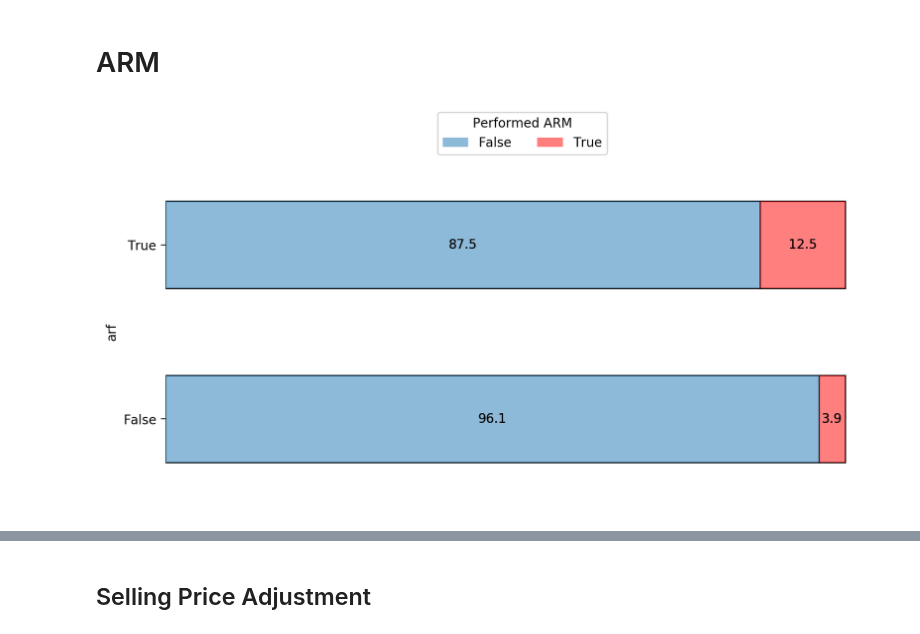
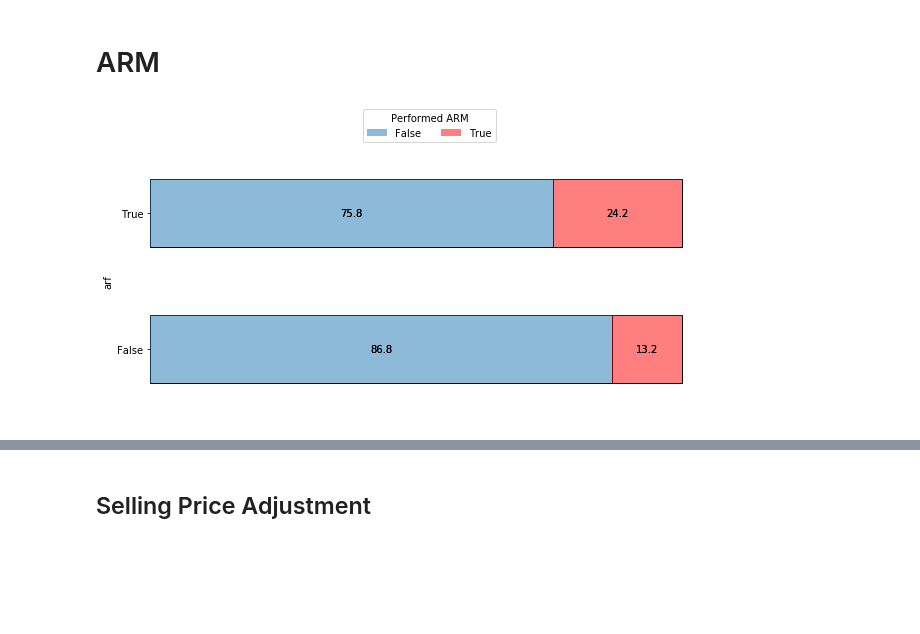
Before and after one commit to jossl95/ARF, a Jupyter notebook: Analyzer.ipynb, the cells around one changed output, grey strips where cells are left out. Drawn from its saved outputs; the diff is of its cells as text; code cells hidden in the pictures; blank space fills up the shorter version.

```diff
--- a/Analyzer.ipynb
+++ b/Analyzer.ipynb
@@ -47,3 +37,5 @@ Index(['vendor', 'w', 'rating_m', 'reputation_m', 'price_usd_m', 'delta_t_m',
+# %%
+df = df.rename(columns= {'international_shipment_count_w': 'int_shipment_count_w', 'international_shipment': 'int_shipment'})
 # %%
 cols = ['vendor', 'w', 'neg_count_min', 'pos_count_min', 'arf']
 container = []
@@ -110,30 +102,16 @@ plt.show()
-# %%
-df = df.sort_values(['vendor', 'w'])
-df['neg_count'] = df.groupby('vendor')\
-    .apply(lambda x: x['neg_count_min'] - x['neg_count_min'].shift())\
-    .reset_index(drop = True)\
-    .fillna(df['neg_count_min'])
-
-df['pos_count'] = df.groupby('vendor')\
-    .apply(lambda x: x['pos_count_min'] - x['pos_count_min'].shift())\
-    .reset_index(drop = True)\
-    .fillna(df['pos_count_min'])
-# %%
-df.loc[df['sales_volume_w'].isna(), 'sales_volume_w'] = df['count_min']
 # %%
 from sklearn.preprocessing import PowerTransformer
 pt = PowerTransformer()
 
 # normalize variables
-skewed_variables = ['neg_count_min', 'pos_count_min', 'neg_count', 'pos_count', 'item_count', 'count_min']
+skewed_variables = [
+    'neg_count_min', 'pos_count_min', 'neg_count_w',
+    'neg_count_w_shift', 'pos_count_w', 'sales_volume_w',
+    'item_count_w', 'int_shipment_count_w']
 
 bc_vars = pd.DataFrame(
     pt.fit_transform(df[skewed_variables]),
     columns = ['bc_' + var for var in skewed_variables])
-bc_vars = pd.concat([bc_vars, pd.DataFrame(
-    pt.fit_transform(df[['sales_volume_w', 'item_count_w']]),
-    columns = ['bc_sales_volume_w', 'bc_item_count_w'])],
-         axis = 1)
 
 c_vars = df[skewed_variables].add_prefix('c_')
 
@@ -144,11 +122,13 @@ dummy_vars = df.assign(
         sales_w = pd.qcut(df['sales_volume_w'], 2,  labels=["low", "high"]))\
     .loc[:,['items', 'items_w', 'sales', 'sales_w']]
 
-n_vars = df[['cum_count', 'sales_volume_w', 'item_count', 'item_count_w', 'me']].rename({'cum_count': 'sales_volume'})
+n_vars = df[['cum_count', 'sales_volume_w', 'item_count',
+             'item_count_w', 'me', 'int_shipment_count_w',
+             'empty_stock_last_week_count_w', 'empty_stock_last_week_maxw']].rename({'cum_count': 'sales_volume'})
 
 bool_vars = df[
-    ['arf', 'arf_bgm', 'arm_maxw', 'arm_maxw_shift', 'arm_bgm_maxw_shift',
-     'international_shipment', 'has_price_drop', 'has_price_drop_shift']].astype('int')
+    ['arf', 'arm_maxw', 'arm_maxw_shift',
+     'int_shipment', 'has_price_drop', 'has_price_drop_shift']].astype('int')
 
 lev_vars =  df[['vendor','w', 'me_min']]
 
@@ -195,7 +199,7 @@ PPML regression                                   No. of obs      =     23,682
 # %% [markdown]
 # ARM
 # %%
-ct = pd.crosstab(df['arf'], df['arm_maxw'], normalize = 'index')
+ct = pd.crosstab(df['arf'], df['arm_maxw_shift'], normalize = 'index')
 
 fig, ax = plt.subplots(figsize =  [10, 5])
 ax.invert_yaxis()
@@ -205,34 +209,34 @@ ct.plot.barh(stacked = True,
              edgecolor = 'black',
              color = ['none', 'none'])
 ct.plot.barh(stacked = True,
              ax = ax,
              rot = 0,
              color = ['#1f77b4', 'red'],
              alpha = .5)
 
 # make legends for right panel
 handles, labels = ax.get_legend_handles_labels()
 by_label = dict(zip(labels, handles))
 ax.legend(by_label.values(), by_label.keys(),
           loc='upper center', bbox_to_anchor=(0.5, 1.15),
           ncol = 2, title = 'Performed ARM')
 
 # Value labels
 patches = ax.patches
 for rect in patches:
     width = rect.get_width()
     if width > 0:
         x = rect.get_x()
         y = rect.get_y()
         height = rect.get_height()
         ax.text(x + width/2., y + height/2., round(width*100, 1), ha='center', va='center')
 
 ax.spines['bottom'].set_visible(False)
 ax.spines['left'].set_visible(False)
 plt.xticks([])
 plt.show()
 # %% [output]
-[figure, old version]
+[figure, new version]
 # %%
 %%R -i data -o model2_fit
 
```
Also changed, not shown: parts of 17 cells of this notebook, 1 other file.
